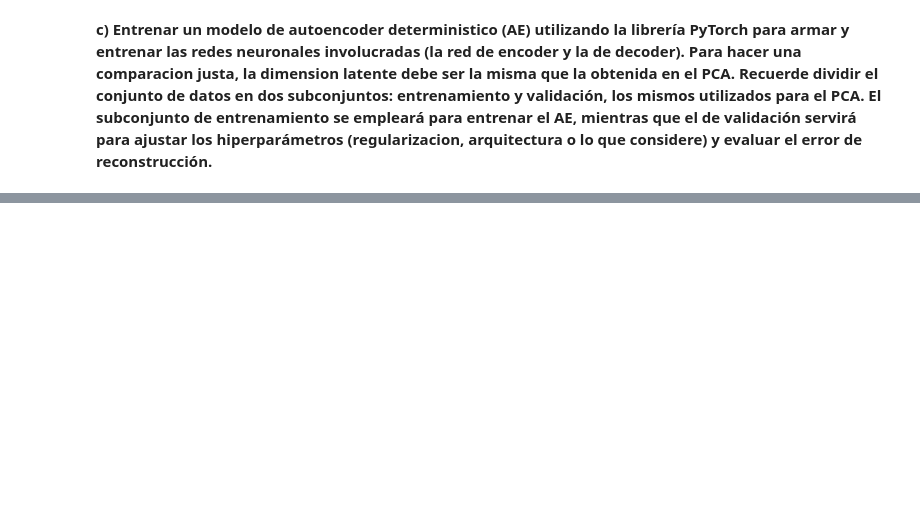
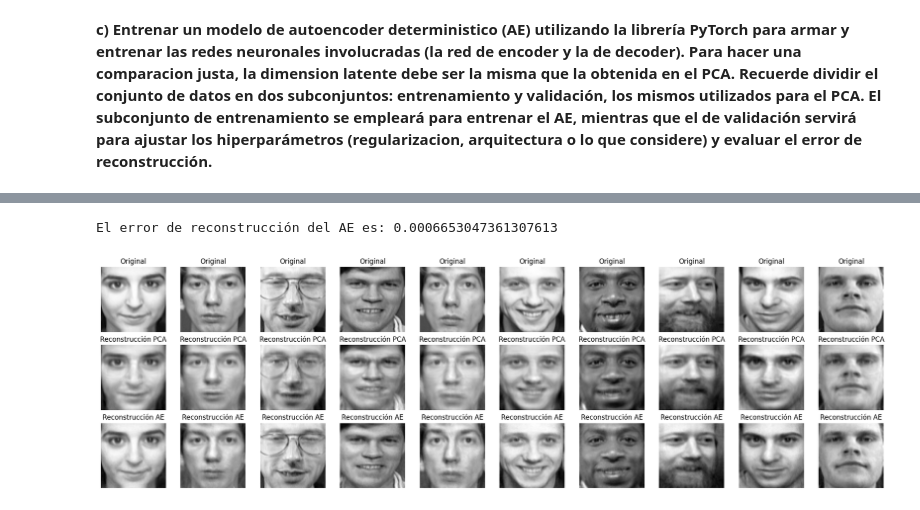
Before and after one commit to gonzabaleta/udesa-ml-unsupervised-learning, a Jupyter notebook: Zabaleta_Gonzalo_Notebook_TP4.ipynb, the cells around one changed output, grey strips where cells are left out. Drawn from its saved outputs; the diff is of its cells as text; code cells hidden in the pictures; blank space fills up the shorter version.

Commit message:
finish autoencoder

```diff
--- a/Zabaleta_Gonzalo_Notebook_TP4.ipynb
+++ b/Zabaleta_Gonzalo_Notebook_TP4.ipynb
@@ -120,0 +241,17 @@ plot_reconstruction_comparison(X, X_reconstructed, n_images=10, filename="5_reco
+# %%
+autoencoder = results[best_model]["model"]
+
+autoencoder.eval()
+with torch.no_grad():
+    X_std_tensor = torch.tensor(X_std,dtype=torch.float32)
+    X_reconstructed_ae_tensor = autoencoder(X_std_tensor)
+    X_reconstructed_ae = X_reconstructed_ae_tensor.detach().numpy() * X_sigma + X_mu
+
+    mse_ae = mse(X, X_reconstructed_ae)
+    print(f"El error de reconstrucción del AE es: {mse_ae}")
+# %% [output]
+El error de reconstrucción del AE es: 0.0006653047361307613
+# %%
+plot_reconstruction_comparison(X, X_reconstructed, X_reconstructed_ae, n_images=10, filename="7_reconstruction_comparison_ae")
+# %% [output]
+[figure, added]
```
Also changed, not shown: parts of 8 cells of this notebook, 10 other files.
